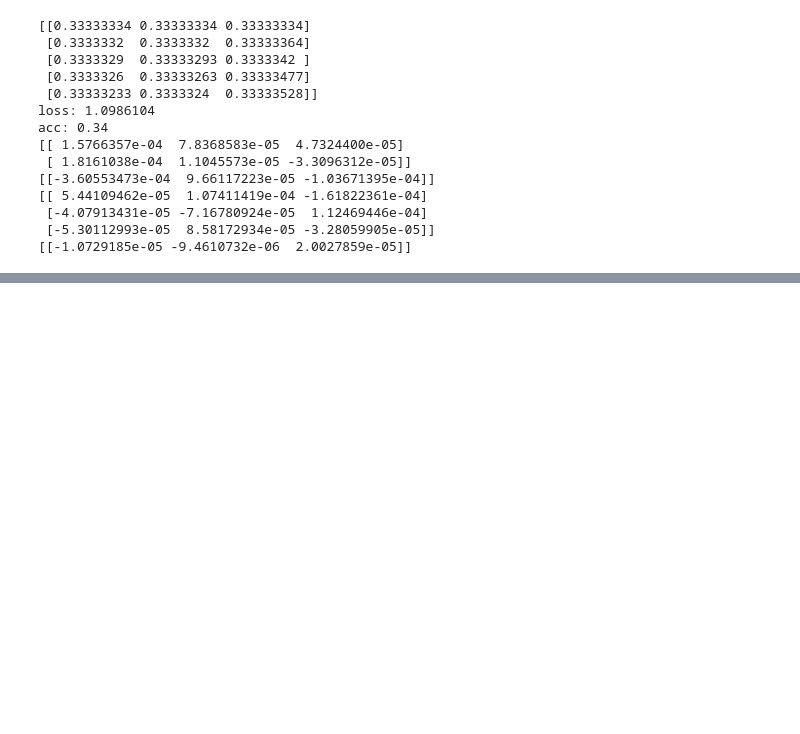
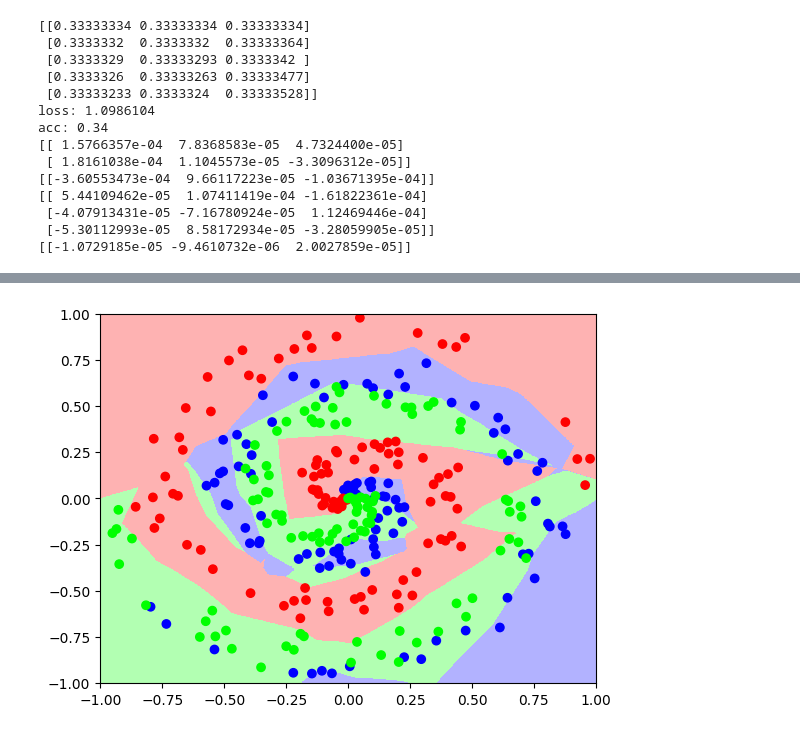
Before and after one commit to marcus-muniz/NN_from_scratch, a Jupyter notebook: neural_networks_from_scratch.ipynb, the cells around one changed output, grey strips where cells are left out. Saved outputs shown, nothing was run; the diff lists cells and outputs as text; code cells hidden in the pictures; blank space fills up the shorter version.

```diff
--- a/neural_networks_from_scratch.ipynb
+++ b/neural_networks_from_scratch.ipynb
@@ -397,0 +563,9 @@ acc: 0.34
+# %%
+# Plot the background grid classification as filled areas using pcolormesh
+plt.pcolormesh(XX_x, XX_y, YY_reshaped, cmap='brg', alpha=0.3, shading='auto')
+
+# Then plot the original data points on top
+plt.scatter(X[:, 0], X[:, 1], c=y, cmap='brg')
+plt.show()
+# %% [output]
+[figure, added]
```
Also changed, not shown: parts of 4 cells of this notebook.
